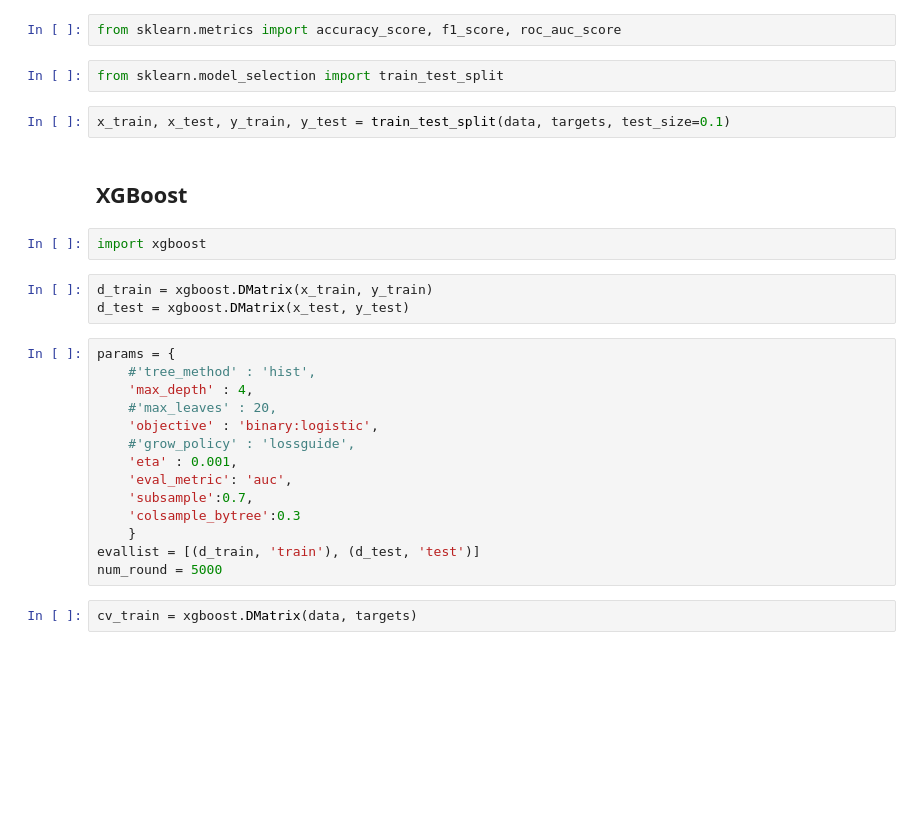
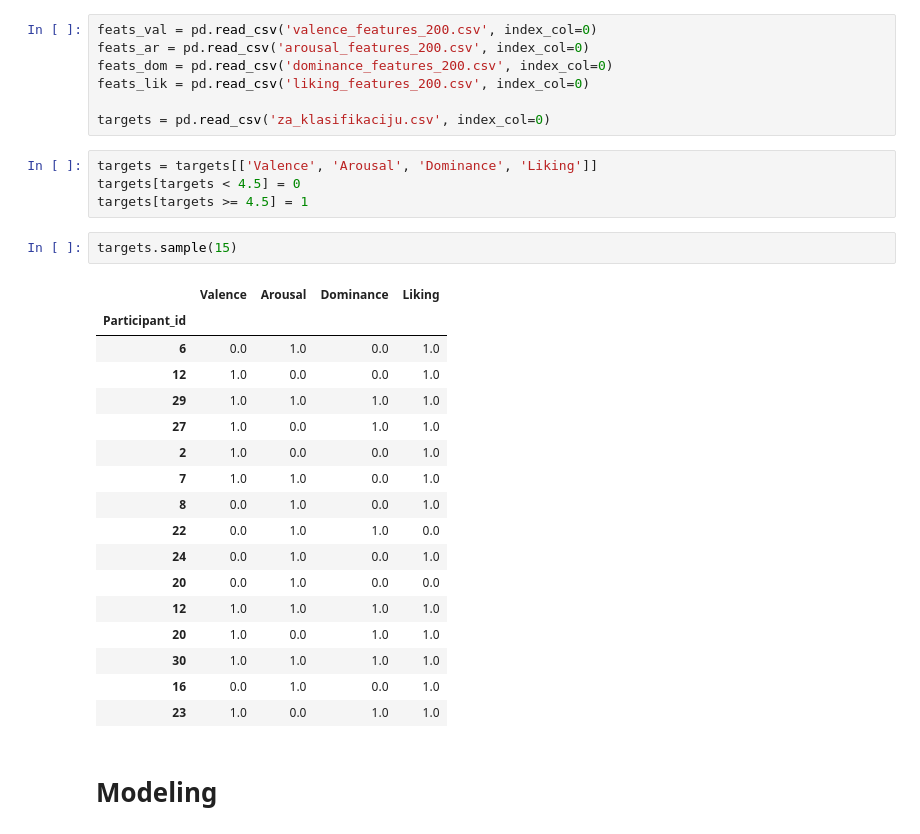
Before and after one commit to nebojsa55/EmotionRecognition, a Jupyter notebook: src/classification.ipynb, the cells around one changed output. Saved outputs shown, nothing was run; the diff lists cells and outputs as text; blank space fills up the shorter version.

```diff
--- a/src/classification.ipynb
+++ b/src/classification.ipynb
@@ -8,29 +8,33 @@ targets = pd.read_csv('valence_targets.csv', index_col=0)
-# %%
-from sklearn.metrics import accuracy_score, f1_score, roc_auc_score
-# %%
-from sklearn.model_selection import train_test_split
-# %%
-x_train, x_test, y_train, y_test = train_test_split(data, targets, test_size=0.1)
+# %%
+feats_val = pd.read_csv('valence_features_200.csv', index_col=0)
+feats_ar = pd.read_csv('arousal_features_200.csv', index_col=0)
+feats_dom = pd.read_csv('dominance_features_200.csv', index_col=0)
+feats_lik = pd.read_csv('liking_features_200.csv', index_col=0)
+
+targets = pd.read_csv('za_klasifikaciju.csv', index_col=0)
+# %%
+targets = targets[['Valence', 'Arousal', 'Dominance', 'Liking']]
+targets[targets < 4.5] = 0
+targets[targets >= 4.5] = 1
+# %%
+targets.sample(15)
+# %% [output]
+|  | Valence | Arousal | Dominance | Liking |
+| Participant_id |  |  |  |  |
+| 6 | 0.0 | 1.0 | 0.0 | 1.0 |
+| 12 | 1.0 | 0.0 | 0.0 | 1.0 |
+| 29 | 1.0 | 1.0 | 1.0 | 1.0 |
+| 27 | 1.0 | 0.0 | 1.0 | 1.0 |
+| 2 | 1.0 | 0.0 | 0.0 | 1.0 |
+| 7 | 1.0 | 1.0 | 0.0 | 1.0 |
+| 8 | 0.0 | 1.0 | 0.0 | 1.0 |
+| 22 | 0.0 | 1.0 | 1.0 | 0.0 |
+| 24 | 0.0 | 1.0 | 0.0 | 1.0 |
+| 20 | 0.0 | 1.0 | 0.0 | 0.0 |
+| 12 | 1.0 | 1.0 | 1.0 | 1.0 |
+| 20 | 1.0 | 0.0 | 1.0 | 1.0 |
+| 30 | 1.0 | 1.0 | 1.0 | 1.0 |
+| 16 | 0.0 | 1.0 | 0.0 | 1.0 |
+| 23 | 1.0 | 0.0 | 1.0 | 1.0 |
 # %% [markdown]
-## XGBoost
+# Modeling
-# %%
-import xgboost
-# %%
-d_train = xgboost.DMatrix(x_train, y_train)
-d_test = xgboost.DMatrix(x_test, y_test)
-# %%
-params = {
-    #'tree_method' : 'hist',
-    'max_depth' : 4,
-    #'max_leaves' : 20,
-    'objective' : 'binary:logistic',
-    #'grow_policy' : 'lossguide',
-    'eta' : 0.001,
-    'eval_metric': 'auc',
-    'subsample':0.7,
-    'colsample_bytree':0.3
-    }
-evallist = [(d_train, 'train'), (d_test, 'test')]
-num_round = 5000
-# %%
-cv_train = xgboost.DMatrix(data, targets)
```
Also changed, not shown: parts of 20 cells of this notebook, 25 other files.
